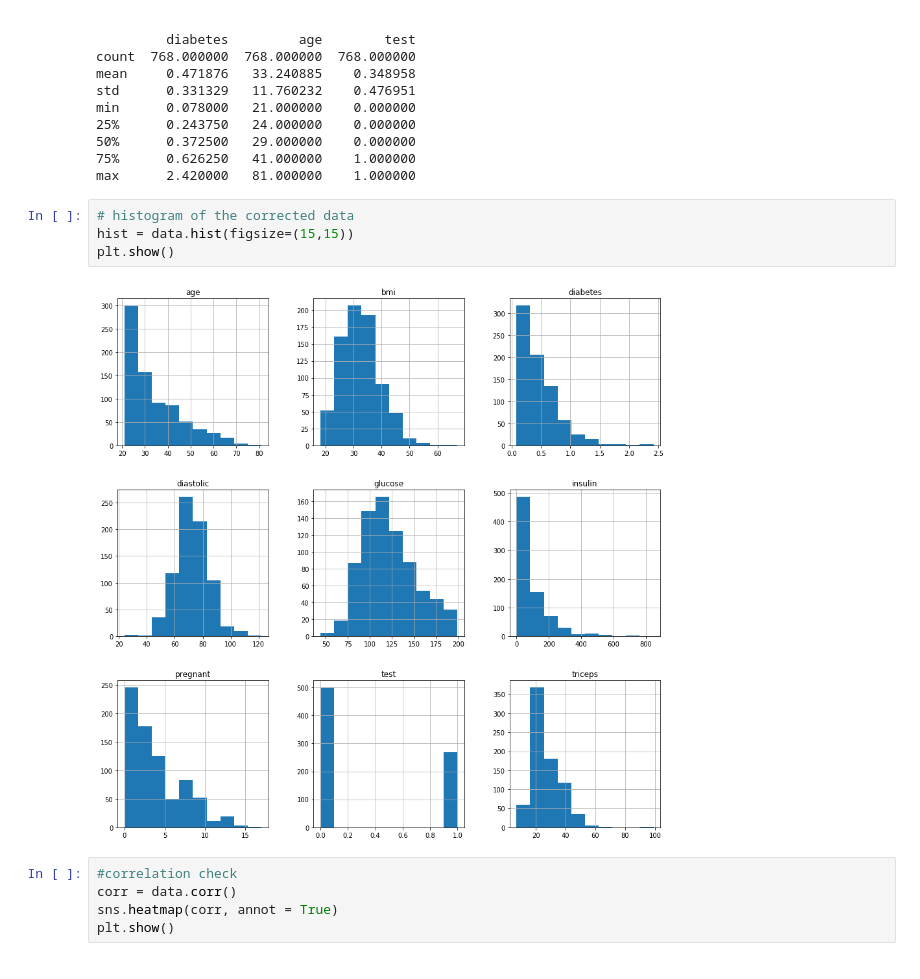
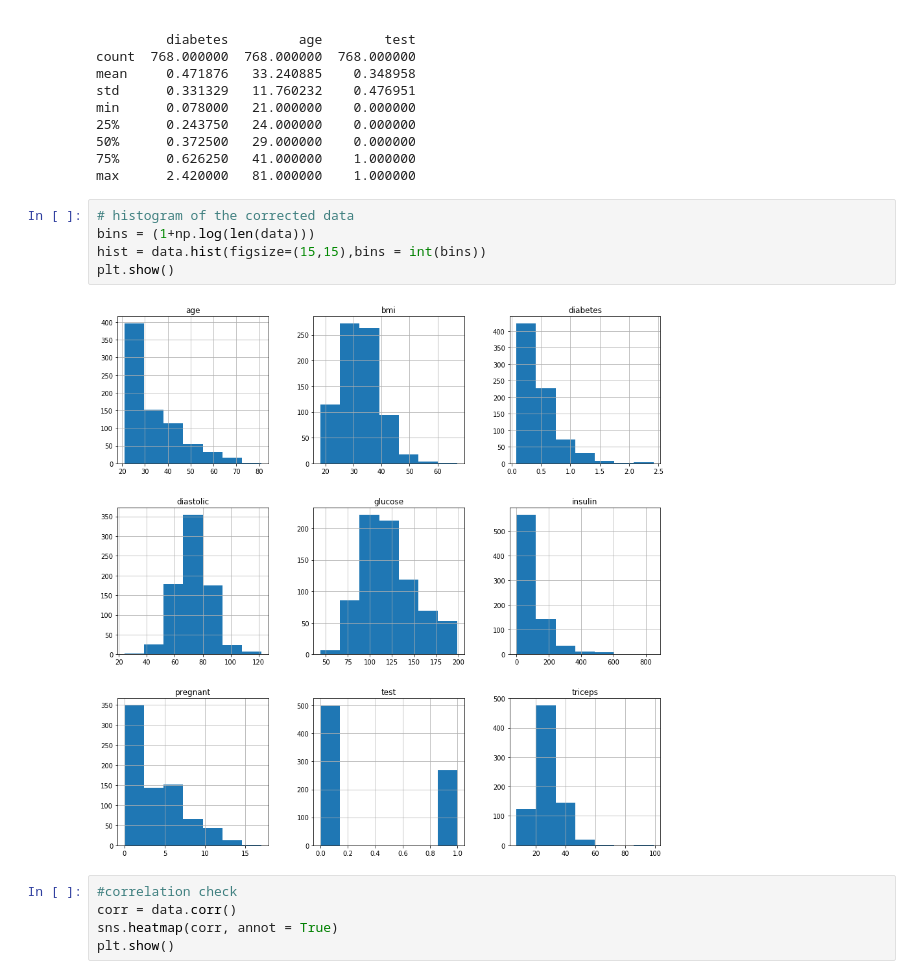
Before and after one commit to marisly/DMM, a Jupyter notebook: PRACTICE_GROUP/pima.ipynb, the cells around one changed output. Cells and saved outputs as stored; diff of their text form.

```diff
--- a/PRACTICE_GROUP/pima.ipynb
+++ b/PRACTICE_GROUP/pima.ipynb
@@ -69,10 +70,11 @@ min      0.078000   21.000000    0.000000
 max      2.420000   81.000000    1.000000
 # %%
 # histogram of the corrected data
-hist = data.hist(figsize=(15,15))
+bins = (1+np.log(len(data)))
+hist = data.hist(figsize=(15,15),bins = int(bins))
 plt.show()
 # %% [output]
-[figure, old version]
+[figure, new version]
 # %%
 #correlation check
 corr = data.corr()
```
Also changed, not shown: parts of 2 cells of this notebook, 5 other files.
